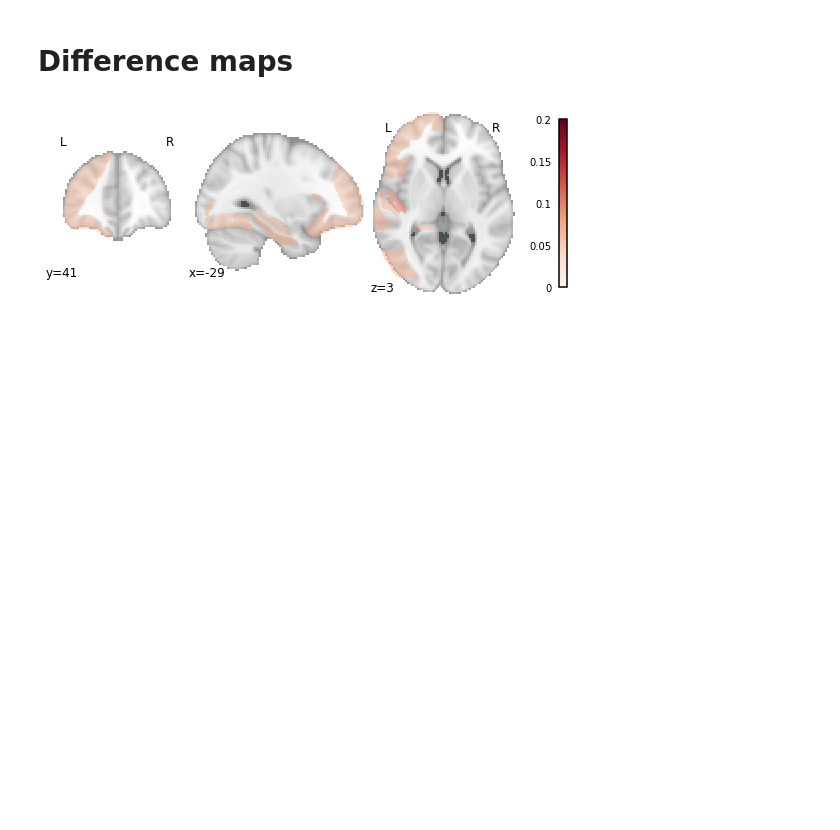
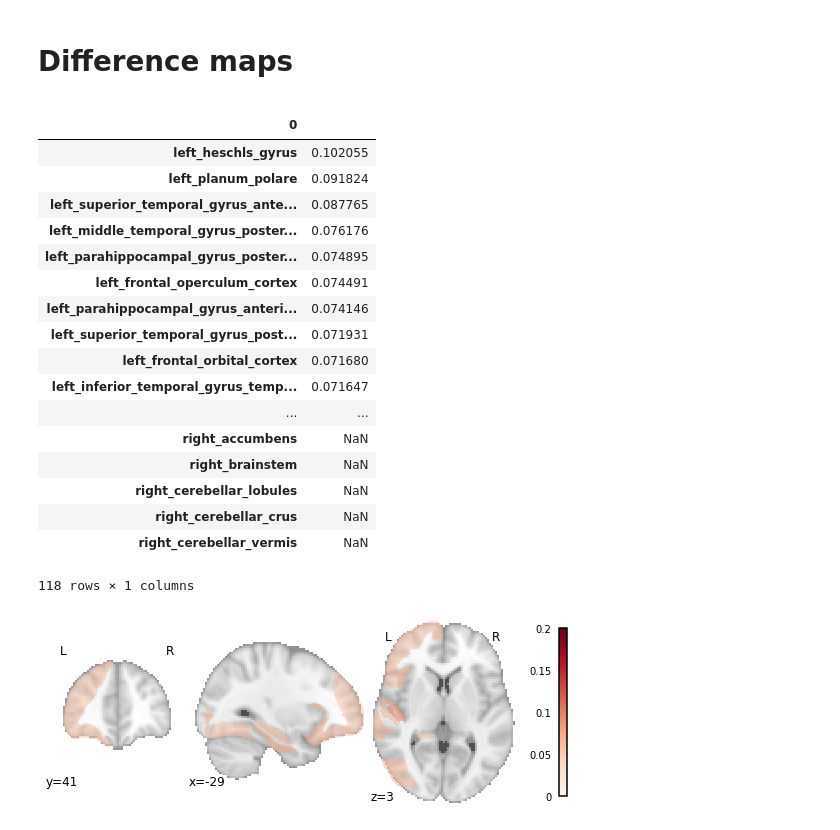
Before and after one commit to ehbeam/neuro-knowledge-engine, a Jupyter notebook: prediction/comp_frameworks_nn.ipynb, the cells around one changed output. Drawn from its saved outputs; the diff is of its cells as text; code cells hidden in the pictures; blank space fills up the shorter version.

```diff
--- a/prediction/comp_frameworks_nn.ipynb
+++ b/prediction/comp_frameworks_nn.ipynb
@@ -73,6 +69,29 @@ for metric in metrics:
         fdr_md = multipletests(p.ravel(), method="fdr_bh")[1].reshape(p.shape)
         fdr_md = pd.DataFrame(fdr_md, index=frameworks, columns=frameworks)
         fdr[metric][direction] = fdr_md
+# %%
+interval = 0.999
+tail = (1.0 - interval) / 2.0 # Two-sided test
+idx_lower = int(n_iter * tail)
+idx_upper = int(n_iter * (1.0 - tail))
+
+CI = {}
+for metric in metrics:
+    CI[metric] = {}
+    for direction in directions:
+
+        CI[metric][direction] = pd.DataFrame("", index=frameworks, columns=frameworks)
+        for i, fw_i in enumerate(frameworks):
+            for j, fw_j in enumerate(frameworks):
+                boot_i = np.mean(boot[fw_i][metric][direction], axis=0)
+                boot_j = np.mean(boot[fw_j][metric][direction], axis=0)
+                boot_dif = np.sort(boot_i - boot_j)
+                CI_lower = boot_dif[idx_lower]
+                CI_upper = boot_dif[idx_upper]
+                CI_sig = ""
+                if (CI_lower > 0 and CI_upper > 0) or (CI_lower < 0 and CI_upper < 0):
+                    CI_sig = "*"
+                CI[metric][direction].loc[fw_i,fw_j] = "{:.3f}, {:.3f} {}".format(CI_lower, CI_upper, CI_sig)
 # %% [markdown]
 # Plot evaluation metrics
 # %%
@@ -192,6 +211,28 @@ for fw in ["rdoc", "dsm"]:
         dif_obs[fdrs >= alpha] = np.nan
         dif_thres[fw][metric] = dif_obs
         dif_thres[fw][metric].columns = [""]
+# %%
+dif_thres["rdoc"]["rocauc"].sort_values("", ascending=False)
+# %% [output]
+|  |  |
+| 0 |  |
+| left_heschls_gyrus | 0.102055 |
+| left_planum_polare | 0.091824 |
+| left_superior_temporal_gyrus_ante... | 0.087765 |
+| left_middle_temporal_gyrus_poster... | 0.076176 |
+| left_parahippocampal_gyrus_poster... | 0.074895 |
+| left_frontal_operculum_cortex | 0.074491 |
+| left_parahippocampal_gyrus_anteri... | 0.074146 |
+| left_superior_temporal_gyrus_post... | 0.071931 |
+| left_frontal_orbital_cortex | 0.071680 |
+| left_inferior_temporal_gyrus_temp... | 0.071647 |
+| ... | ... |
+| right_accumbens | NaN |
+| right_brainstem | NaN |
+| right_cerebellar_lobules | NaN |
+| right_cerebellar_crus | NaN |
+| right_cerebellar_vermis | NaN |
+118 rows × 1 columns
 # %%
 atlas = utilities.load_atlas()
 # %%
```
Also changed, not shown: parts of 3 cells of this notebook, 8 other files.
